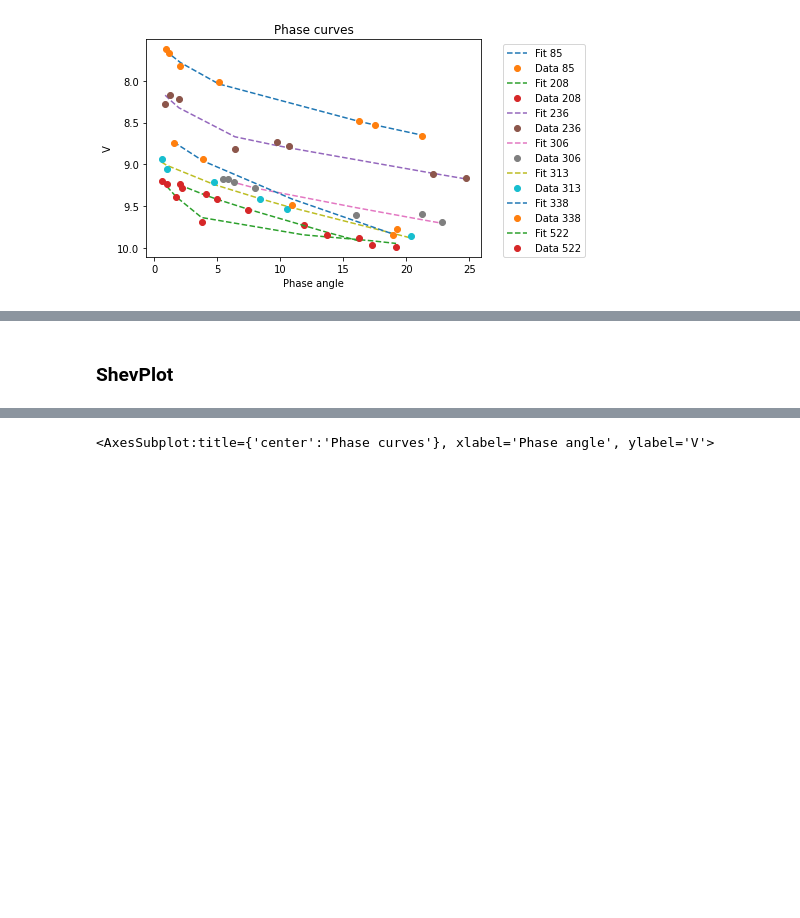
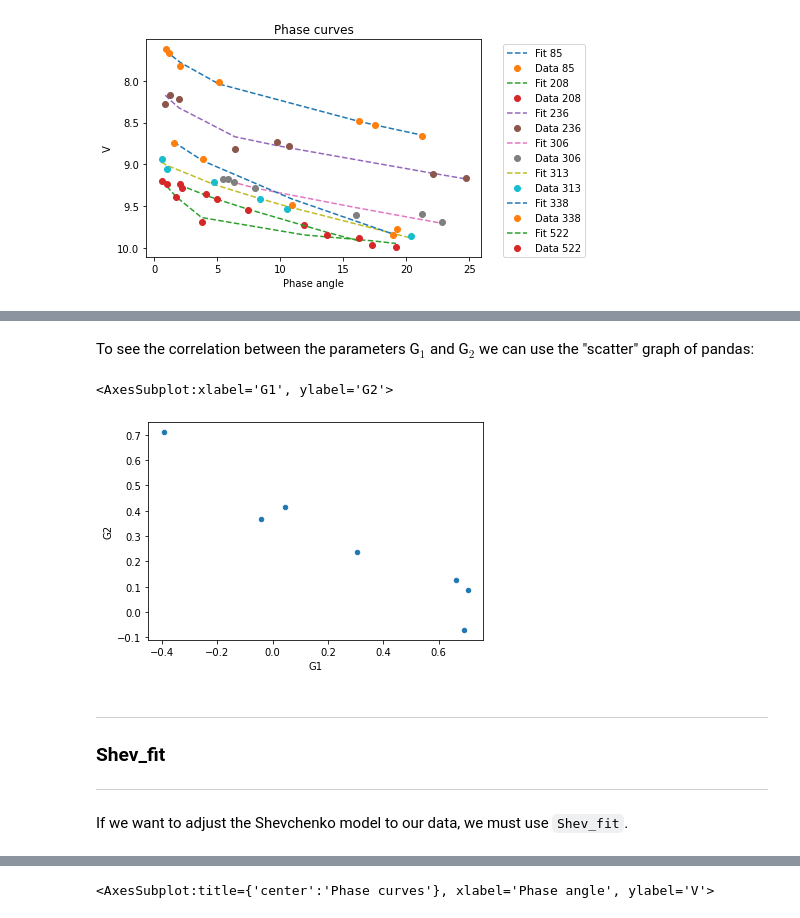
Before and after one commit to milicolazo/Pyedra, a Jupyter notebook: docs/source/tutorial.ipynb, the cells around one changed output, grey strips where cells are left out. Drawn from its saved outputs; the diff is of its cells as text; code cells hidden in the pictures; blank space fills up the shorter version.

```diff
--- a/docs/source/tutorial.ipynb
+++ b/docs/source/tutorial.ipynb
@@ -123,4 +205,15 @@ HG1G2.plot(df = df)
+# %% [markdown]
+To see the correlation between the parameters G$_1$ and G$_2$ we can use the "scatter" graph of pandas:
+# %%
+HG1G2.plot(x= 'G1', y = 'G2', kind = 'scatter')
+# %% [output]
+<AxesSubplot:xlabel='G1', ylabel='G2'>
+[figure, added]
 # %% [markdown]
-### ShevPlot
+--------------------
+### Shev_fit
+-------------------
+# %% [markdown]
+If we want to adjust the Shevchenko model to our data, we must use `Shev_fit`.
 # %%
 Shev = pyedra.Shev_fit(df)
```
Also changed, not shown: parts of 73 cells of this notebook.
